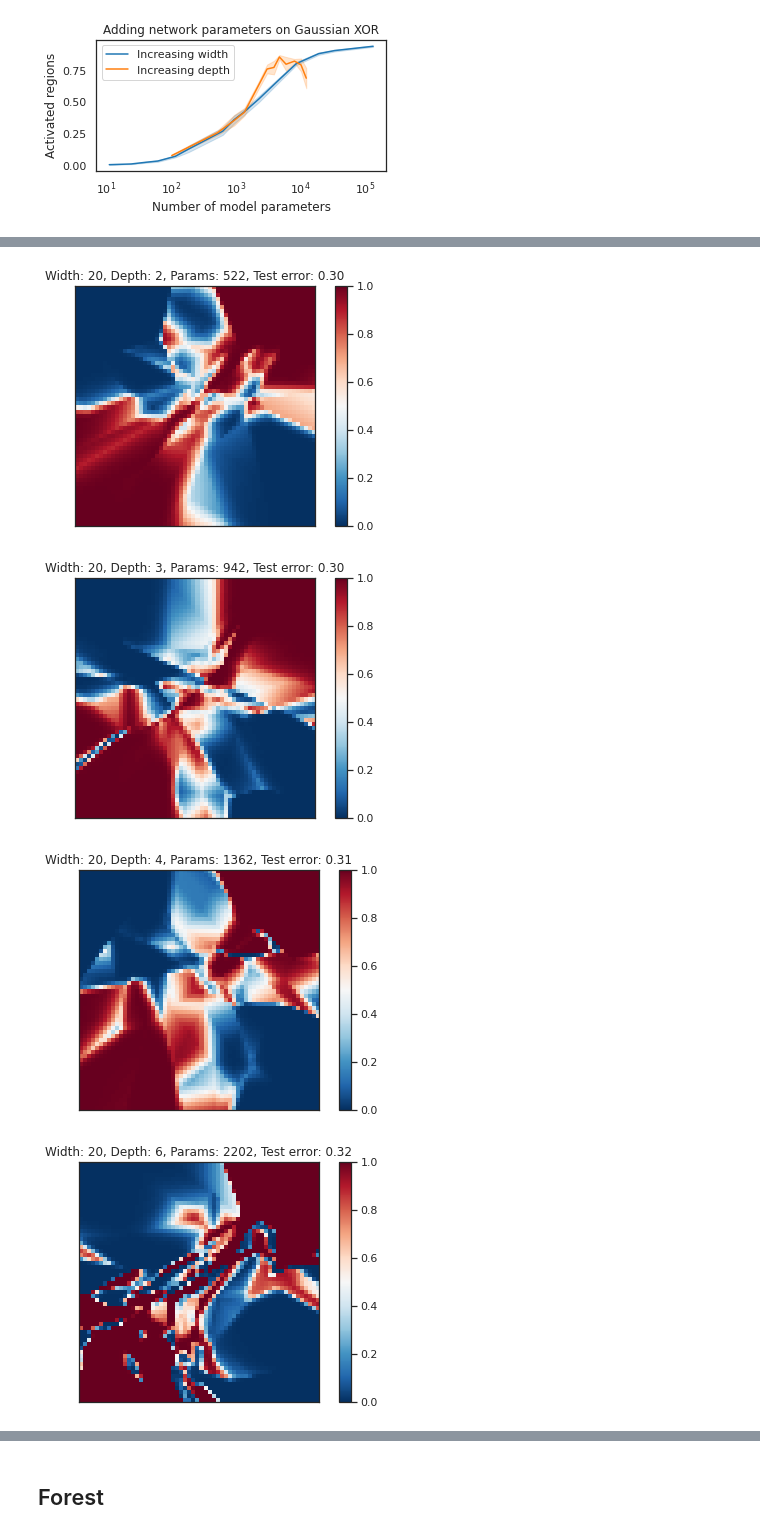
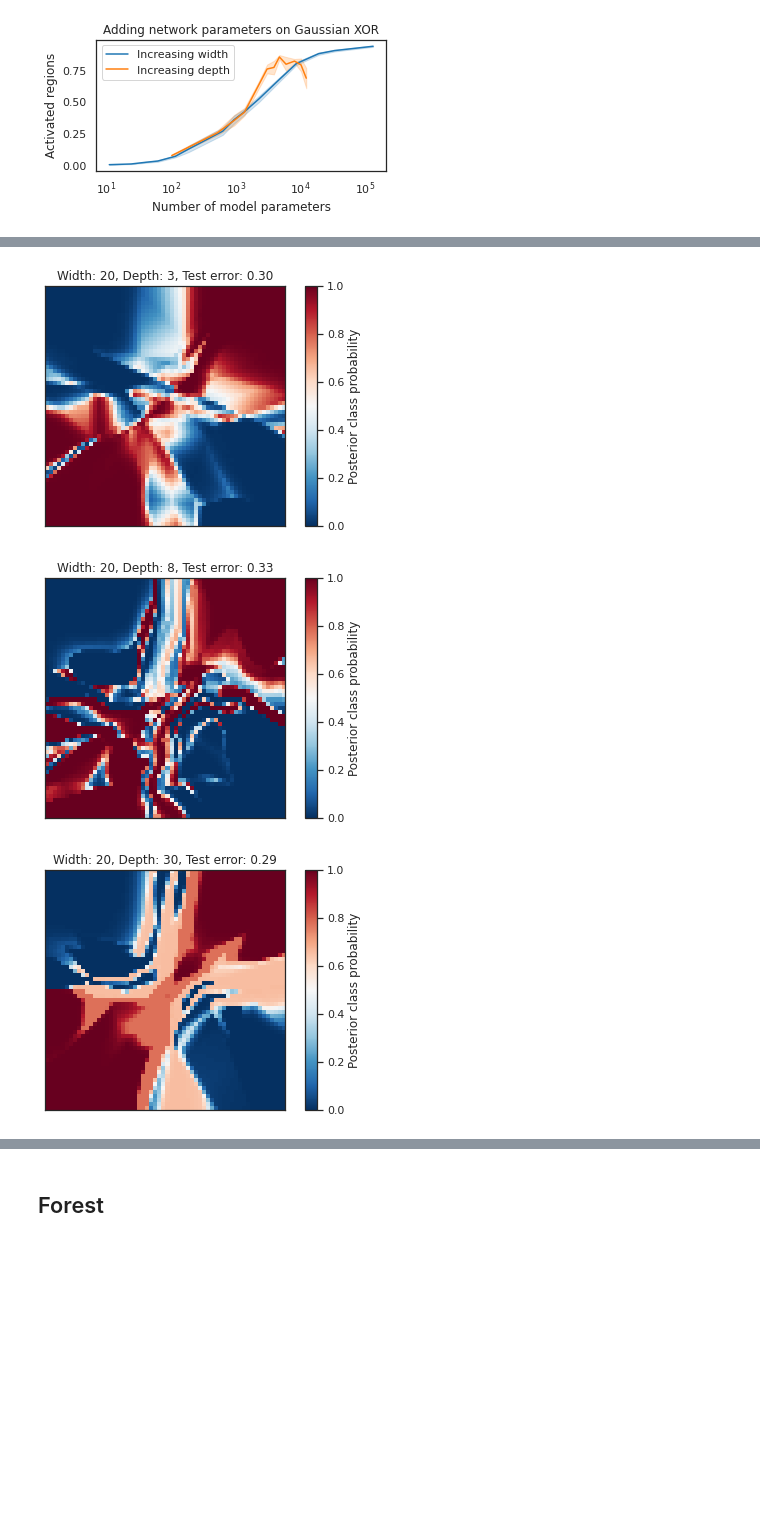
Before and after one commit to rflperry/double_descent, a Jupyter notebook: experiments/kaleab_xor_dd/plot_results_onepane.ipynb, the cells around one changed output, grey strips where cells are left out. Saved outputs shown, nothing was run; the diff lists cells and outputs as text; code cells hidden in the pictures; blank space fills up the shorter version.

Commit message:
posterior plots

```diff
--- a/experiments/kaleab_xor_dd/plot_results_onepane.ipynb
+++ b/experiments/kaleab_xor_dd/plot_results_onepane.ipynb
@@ -106,8 +105,9 @@ xx, yy = np.meshgrid(
 
 
 param_key = 'n_parameters'
-for el in df[param_key].unique():
-    width, depth, err = df[df[param_key] == el].mean()[['width', 'depth', 'test_01_error']]
+# for el in df[param_key].unique():
+for el in [102, 942, 3042, 12282]:
+    width, depth, err = df[df[param_key].astype(int) == el].mean()[['width', 'depth', 'test_01_error']]
     indices = df[df[param_key] == el].index
 
     avg_posteriors = np.zeros(xx.shape)
@@ -115,12 +115,14 @@ for el in df[param_key].unique():
         Z = np.load(f'./varying_model_results/{dataset}/{dataset}_{algo}_posteriors/posterior_map_{i}.npy')
         avg_posteriors += Z / len(indices)
 
-    # plt.figure(figsize=(7, 6))
+    # plt.figure(figsize=(3, 3))
     plt.imshow(Z, vmin=0, vmax=1, cmap='RdBu_r')
-    plt.colorbar()
+    cbar = plt.colorbar()
+    cbar.set_label('Posterior class probability')
     plt.xticks([])
     plt.yticks([])
-    plt.title(f'Width: {int(width)}, Depth: {int(depth)}, Params: {int(el)}, Test error: {err:.2f}')
+    plt.title(f'Width: {int(width)}, Depth: {int(depth)}, Test error: {err:.2f}')
     plt.tight_layout()
+    plt.savefig(f'./figures/posterior_plots/{dataset}_{algo}_{int(depth)}.pdf')
     plt.show()
 # %% [output]
@@ -128,4 +130,3 @@ for el in df[param_key].unique():
-[figure, old version]
+[figure, new version]
-[figure, old version]
+[figure, new version]
-[figure, old version]
+[figure, new version]
-[figure, removed]
```
Also changed, not shown: parts of 6 cells of this notebook, 16 other files.
